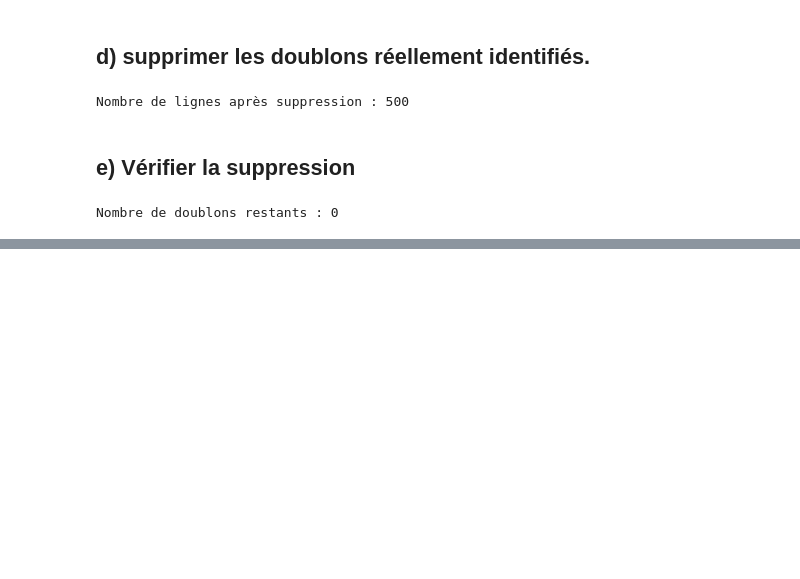
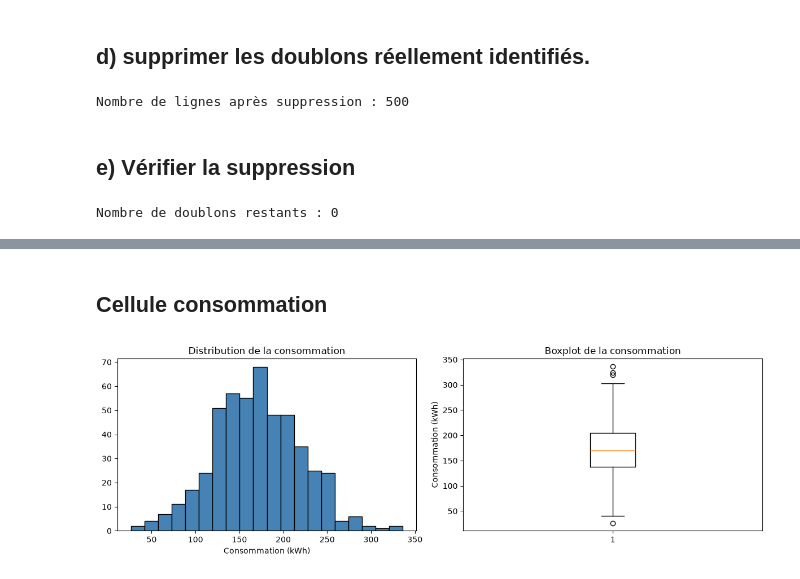
Before and after one commit to Fattimm/atelier_prepa_donnees_tab-, a Jupyter notebook: notebooks/atelier_prepa_donnees_tab.ipynb, the cells around one changed output, grey strips where cells are left out. Cells and saved outputs as stored; diff of their text form; code cells hidden in the pictures; blank space fills up the shorter version.

```diff
--- a/notebooks/atelier_prepa_donnees_tab.ipynb
+++ b/notebooks/atelier_prepa_donnees_tab.ipynb
@@ -401,0 +484,17 @@ Nombre de doublons restants : 0
+# %% [markdown]
+## Cellule consommation
+# %%
+fig, axes = plt.subplots(1, 2, figsize=(12, 4))
+
+axes[0].hist(df['consommation_kwh'].dropna(), bins=20, color='steelblue', edgecolor='black')
+axes[0].set_title('Distribution de la consommation')
+axes[0].set_xlabel('Consommation (kWh)')
+
+axes[1].boxplot(df['consommation_kwh'].dropna())
+axes[1].set_title('Boxplot de la consommation')
+axes[1].set_ylabel('Consommation (kWh)')
+
+plt.tight_layout()
+plt.show()
+# %% [output]
+[figure, added]
```
Also changed, not shown: parts of 11 cells of this notebook.
